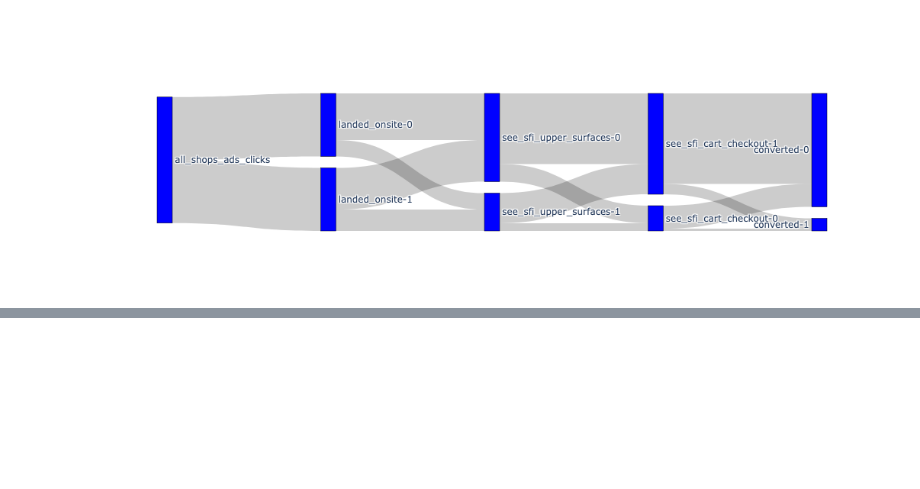
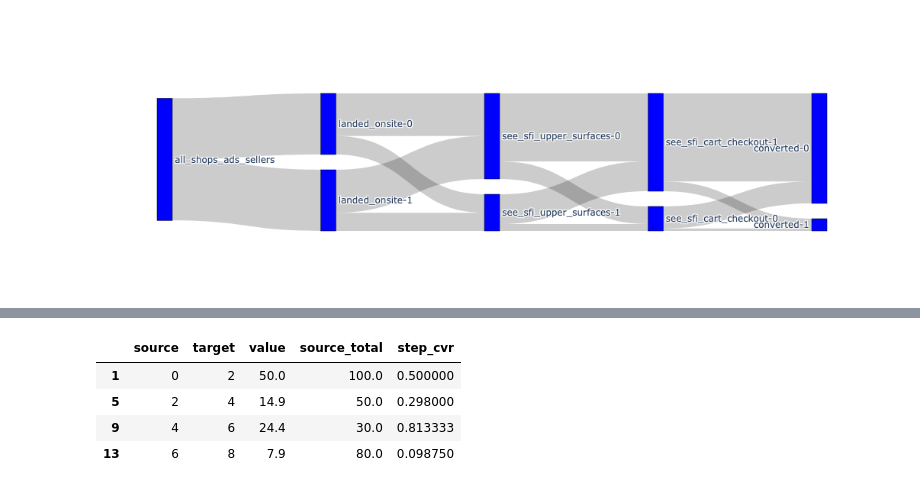
Before and after one commit to ALaughingHorse/AutoSankey, a Jupyter notebook: Playground.ipynb, the cells around one changed output, grey strips where cells are left out. Saved outputs shown, nothing was run; the diff lists cells and outputs as text; code cells hidden in the pictures; blank space fills up the shorter version.

```diff
--- a/Playground.ipynb
+++ b/Playground.ipynb
@@ -32,7 +100,11 @@ agg.to_csv('~/Desktop/test.csv',index=False)
 # %%
-sankey = AutoSankey(agg_table=agg.drop('count', axis=1), metric_col='pct', mother_node='all_shops_ads_clicks')
+sankey = AutoSankey(agg_table=agg.drop('count', axis=1), metric_col='pct', mother_node='all_shops_ads_sellers')
 fig = sankey.plot()
 fig.show()
 # %% [output]
 [interactive output not drawn]
 [figure]
+# %%
+nodes = sankey.nodes
+mapping_table = sankey.mapping_table
+nodes_dict = sankey.nodes_dict
@@ -38,0 +123,16 @@ fig.show()
+# %%
+filter_tb = pd.DataFrame()
+filter_tb['source'] = [0, 2, 4, 6, 8]
+# mapping_table = pd.merge(mapping_table, filter_tb, how='inner', left_on='source', right_on='source')
+mapping_table = mapping_table[
+    mapping_table.source.isin([0, 2, 4, 6, 8]) &
+    mapping_table.target.isin([0, 2, 4, 6, 8])
+]
+# %%
+mapping_table
+# %% [output]
+|  | source | target | value | source_total | step_cvr |
+| 1 | 0 | 2 | 50.0 | 100.0 | 0.500000 |
+| 5 | 2 | 4 | 14.9 | 50.0 | 0.298000 |
+| 9 | 4 | 6 | 24.4 | 30.0 | 0.813333 |
+| 13 | 6 | 8 | 7.9 | 80.0 | 0.098750 |
```
Also changed, not shown: parts of 9 cells of this notebook, 3 other files.
